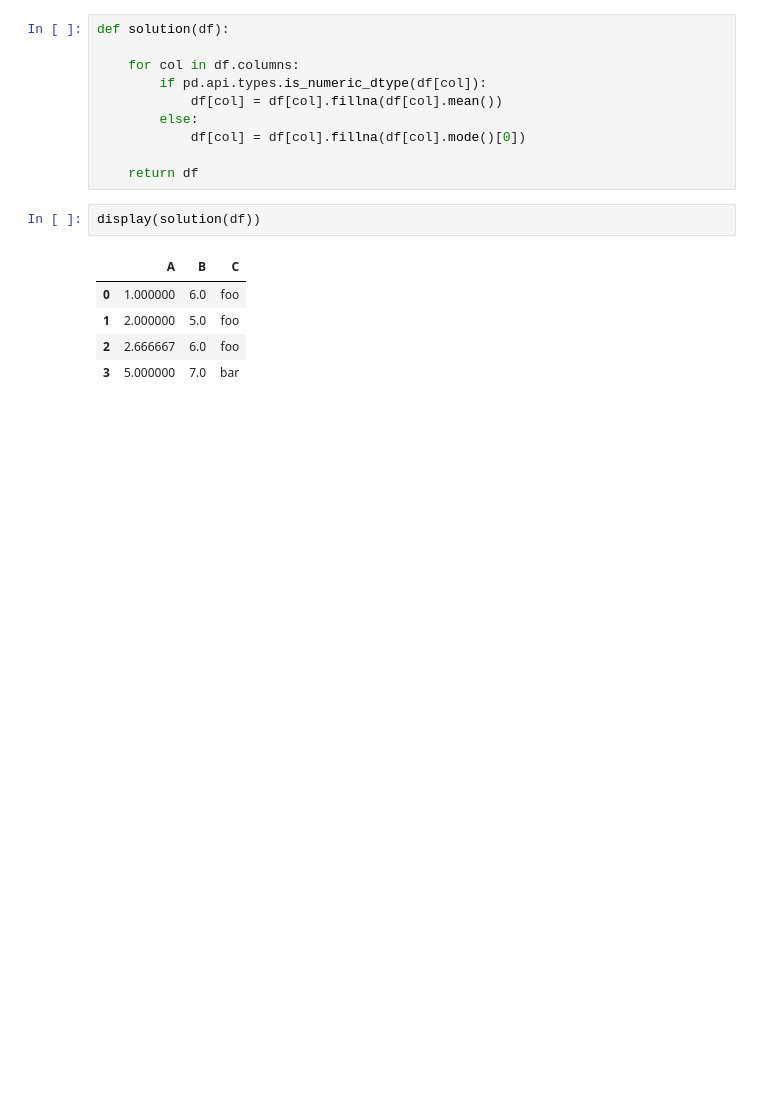
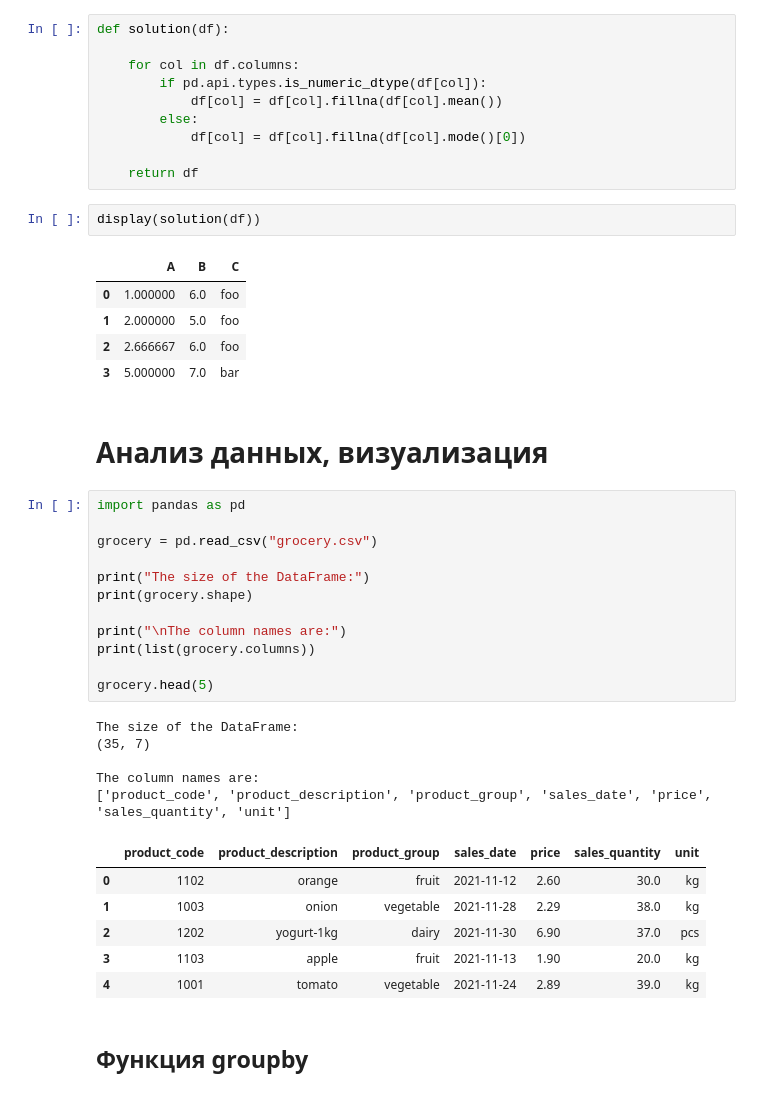
Before and after one commit to WhisperingDreamer/ML-courses, a Jupyter notebook: Pandas/1Introduction.ipynb, the cells around one changed output. Cells and saved outputs as stored; diff of their text form; blank space fills up the shorter version.

```diff
--- a/Pandas/1Introduction.ipynb
+++ b/Pandas/1Introduction.ipynb
@@ -1535,3 +1535,31 @@ display(solution(df))
 | 1 | 2.000000 | 5.0 | foo |
 | 2 | 2.666667 | 6.0 | foo |
 | 3 | 5.000000 | 7.0 | bar |
+# %% [markdown]
+# Анализ данных, визуализация
+# %%
+import pandas as pd
+
+grocery = pd.read_csv("grocery.csv")
+
+print("The size of the DataFrame:")
+print(grocery.shape)
+
+print("\nThe column names are:")
+print(list(grocery.columns))
+
+grocery.head(5)
+# %% [output]
+The size of the DataFrame:
+(35, 7)
+
+The column names are:
+['product_code', 'product_description', 'product_group', 'sales_date', 'price', 'sales_quantity', 'unit']
+|  | product_code | product_description | product_group | sales_date | price | sales_quantity | unit |
+| 0 | 1102 | orange | fruit | 2021-11-12 | 2.60 | 30.0 | kg |
+| 1 | 1003 | onion | vegetable | 2021-11-28 | 2.29 | 38.0 | kg |
+| 2 | 1202 | yogurt-1kg | dairy | 2021-11-30 | 6.90 | 37.0 | pcs |
+| 3 | 1103 | apple | fruit | 2021-11-13 | 1.90 | 20.0 | kg |
+| 4 | 1001 | tomato | vegetable | 2021-11-24 | 2.89 | 39.0 | kg |
+# %% [markdown]
+## Функция groupby
```
Also changed, not shown: parts of 28 cells of this notebook, 1 other file.
